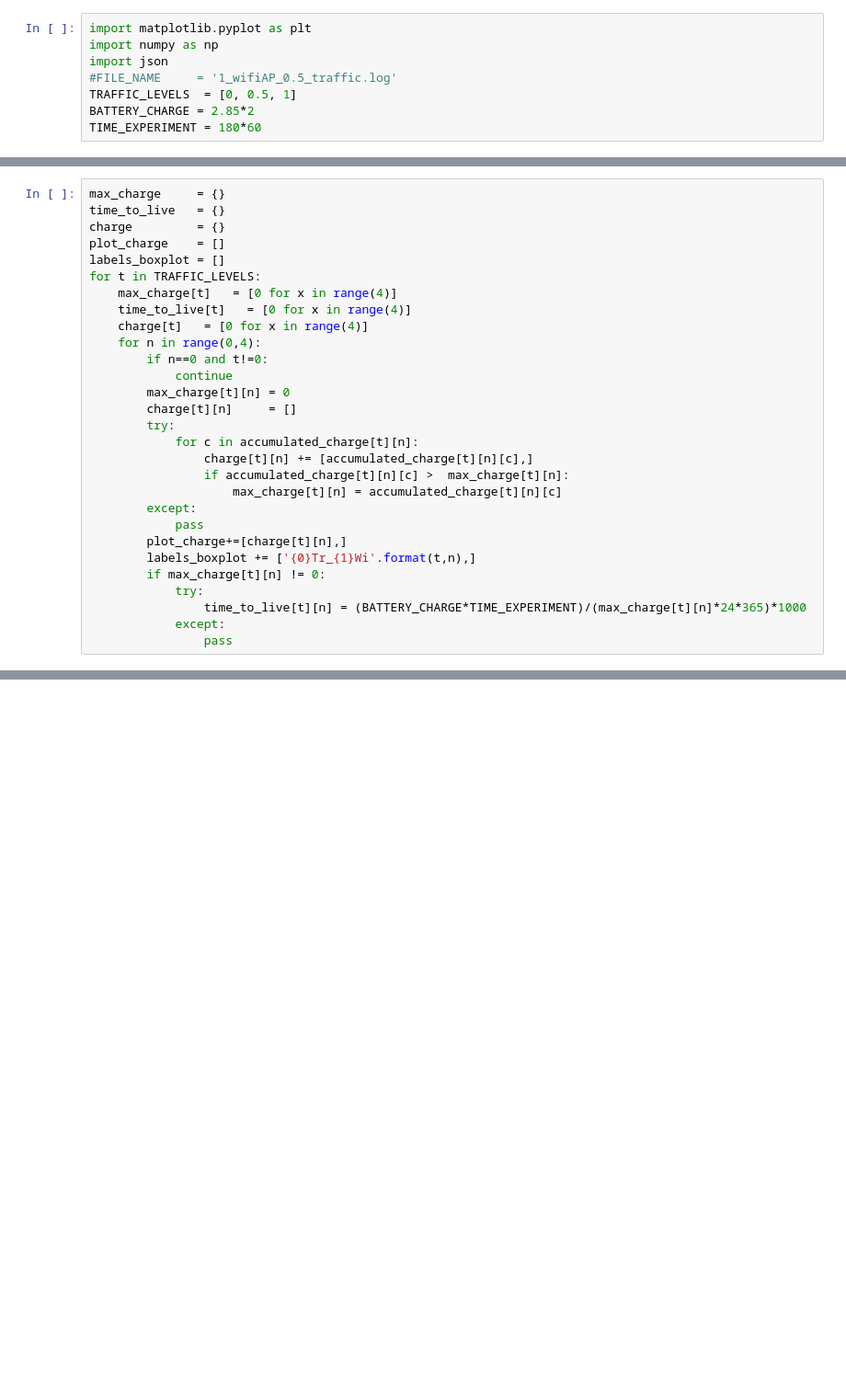
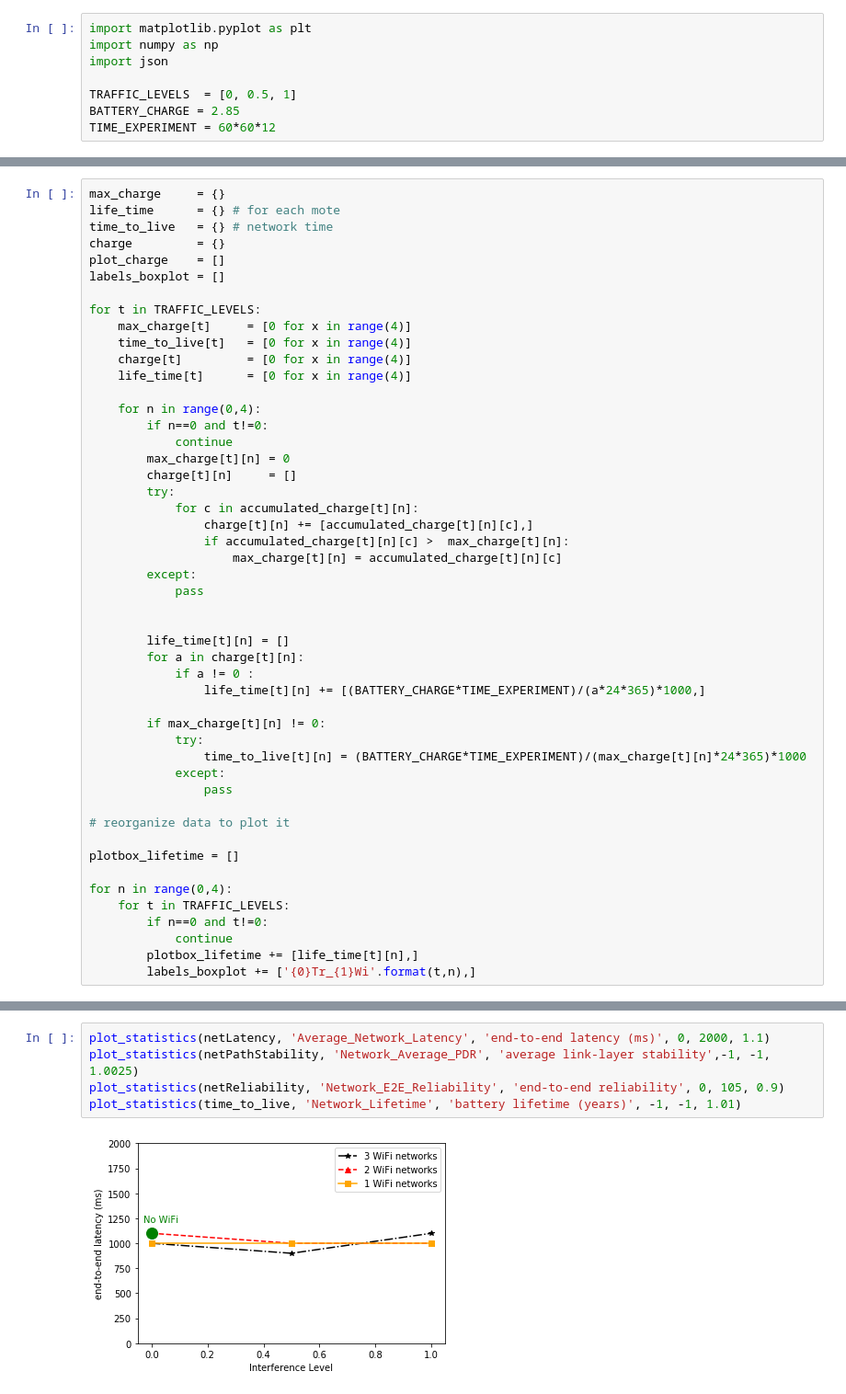
Before and after one commit to openwsn-berkeley/pyjama, a Jupyter notebook: data_analysis.ipynb, the cells around one changed output, grey strips where cells are left out. Shown: that part at 92% size. Drawn from its saved outputs; the diff is of its cells as text; blank space fills up the shorter version.

```diff
--- a/data_analysis.ipynb
+++ b/data_analysis.ipynb
@@ -2,8 +2,8 @@
 import matplotlib.pyplot as plt
 import numpy as np
 import json
-#FILE_NAME     = '1_wifiAP_0.5_traffic.log'
+
 TRAFFIC_LEVELS  = [0, 0.5, 1]
-BATTERY_CHARGE = 2.85*2
-TIME_EXPERIMENT = 180*60
+BATTERY_CHARGE = 2.85
+TIME_EXPERIMENT = 60*60*12
 # %%
@@ -59,14 +107,18 @@ def plot_statistics(data, title, name):
     plt.show()
 # %%
 max_charge     = {}
-time_to_live   = {}
+life_time      = {} # for each mote
+time_to_live   = {} # network time
 charge         = {}
 plot_charge    = []
 labels_boxplot = []
+
 for t in TRAFFIC_LEVELS:
-    max_charge[t]   = [0 for x in range(4)]
+    max_charge[t]     = [0 for x in range(4)]
     time_to_live[t]   = [0 for x in range(4)]
-    charge[t]   = [0 for x in range(4)]
+    charge[t]         = [0 for x in range(4)]
+    life_time[t]      = [0 for x in range(4)]
+
     for n in range(0,4):
         if n==0 and t!=0:
             continue
@@ -79,10 +131,26 @@ for t in TRAFFIC_LEVELS:
                     max_charge[t][n] = accumulated_charge[t][n][c]
         except:
             pass
-        plot_charge+=[charge[t][n],]
-        labels_boxplot += ['{0}Tr_{1}Wi'.format(t,n),]
+
+
+        life_time[t][n] = []
+        for a in charge[t][n]:
+            if a != 0 :
+                life_time[t][n] += [(BATTERY_CHARGE*TIME_EXPERIMENT)/(a*24*365)*1000,]
+
         if max_charge[t][n] != 0:
             try:
                 time_to_live[t][n] = (BATTERY_CHARGE*TIME_EXPERIMENT)/(max_charge[t][n]*24*365)*1000
             except:
                 pass
+
+# reorganize data to plot it
+
+plotbox_lifetime = []
+
+for n in range(0,4):
+    for t in TRAFFIC_LEVELS:
+        if n==0 and t!=0:
+            continue
+        plotbox_lifetime += [life_time[t][n],]
+        labels_boxplot += ['{0}Tr_{1}Wi'.format(t,n),]
@@ -109,0 +157,7 @@ plt.show()
+# %%
+plot_statistics(netLatency, 'Average_Network_Latency', 'end-to-end latency (ms)', 0, 2000, 1.1)
+plot_statistics(netPathStability, 'Network_Average_PDR', 'average link-layer stability',-1, -1, 1.0025)
+plot_statistics(netReliability, 'Network_E2E_Reliability', 'end-to-end reliability', 0, 105, 0.9)
+plot_statistics(time_to_live, 'Network_Lifetime', 'battery lifetime (years)', -1, -1, 1.01)
+# %% [output]
+[figure, added]
```
Also changed, not shown: parts of 6 cells of this notebook, 1 other file.
